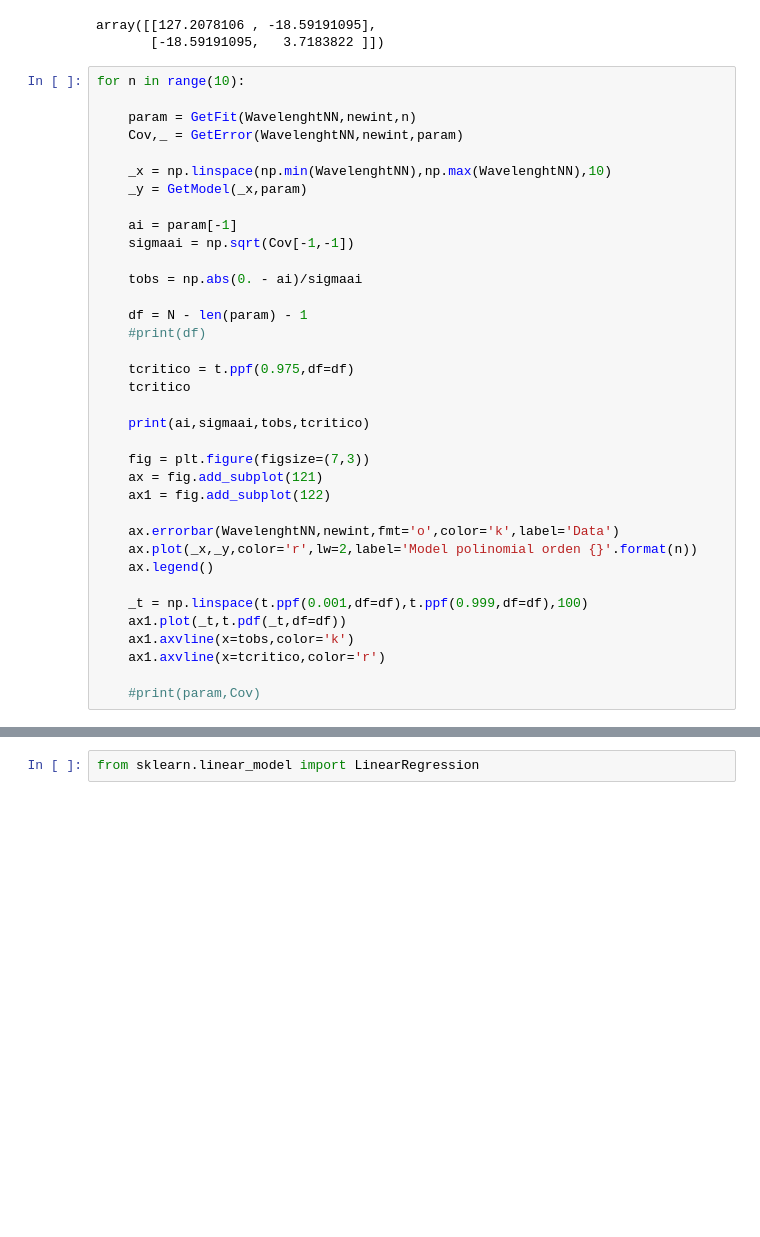
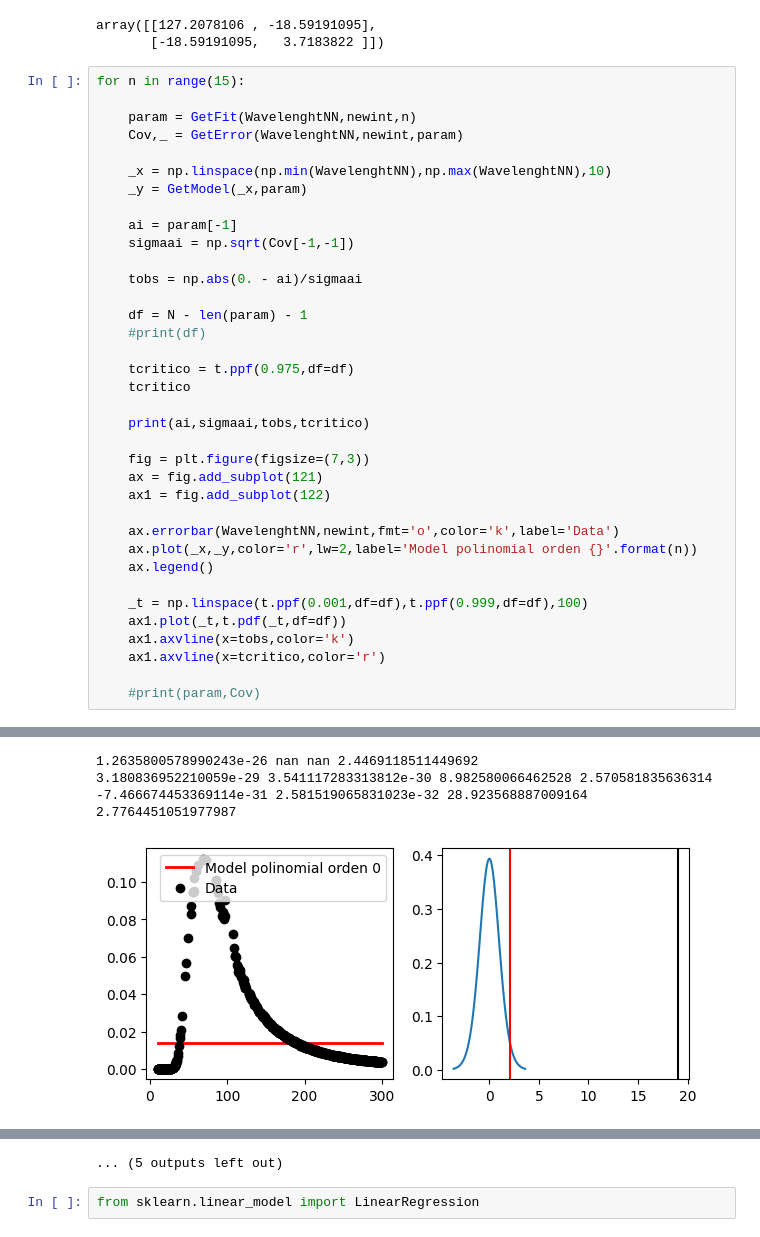
Before and after one commit to AndresitOort/Metodos2, a Jupyter notebook: Punto_1/MinimosCuadradosError.ipynb, the cells around one changed output, grey strips where cells are left out. Saved outputs shown, nothing was run; the diff lists cells and outputs as text; blank space fills up the shorter version.

```diff
--- a/Punto_1/MinimosCuadradosError.ipynb
+++ b/Punto_1/MinimosCuadradosError.ipynb
@@ -208,7 +225,7 @@ Cov
 array([[127.2078106 , -18.59191095],
        [-18.59191095,   3.7183822 ]])
 # %%
-for n in range(10):
+for n in range(15):
 
     param = GetFit(WavelenghtNN,newint,n)
     Cov,_ = GetError(WavelenghtNN,newint,param)
@@ -247,0 +276,4 @@ AttributeError: 'list' object has no attribute 'shape'
+1.2635800578990243e-26 nan nan 2.4469118511449692
+3.180836952210059e-29 3.541117283313812e-30 8.982580066462528 2.570581835636314
+-7.466674453369114e-31 2.581519065831023e-32 28.923568887009164 2.7764451051977987
+[figure, added]
@@ -248,3 +289,4 @@ AttributeError: 'list' object has no attribute 'shape'
+... (5 outputs left out)
 # %%
 from sklearn.linear_model import LinearRegression
 # %% [output]
```
Also changed, not shown: parts of 4 cells of this notebook, 1 other file.
